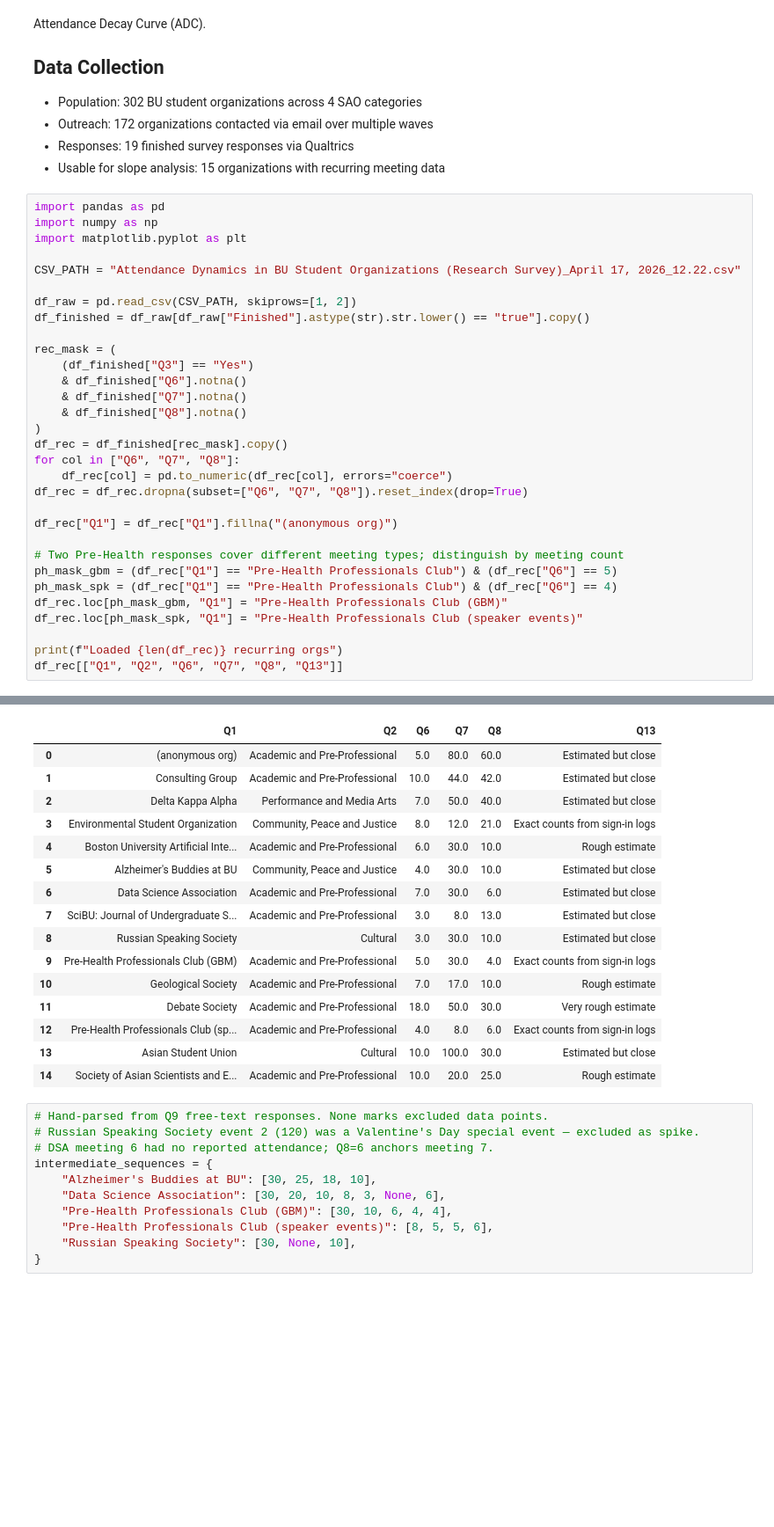
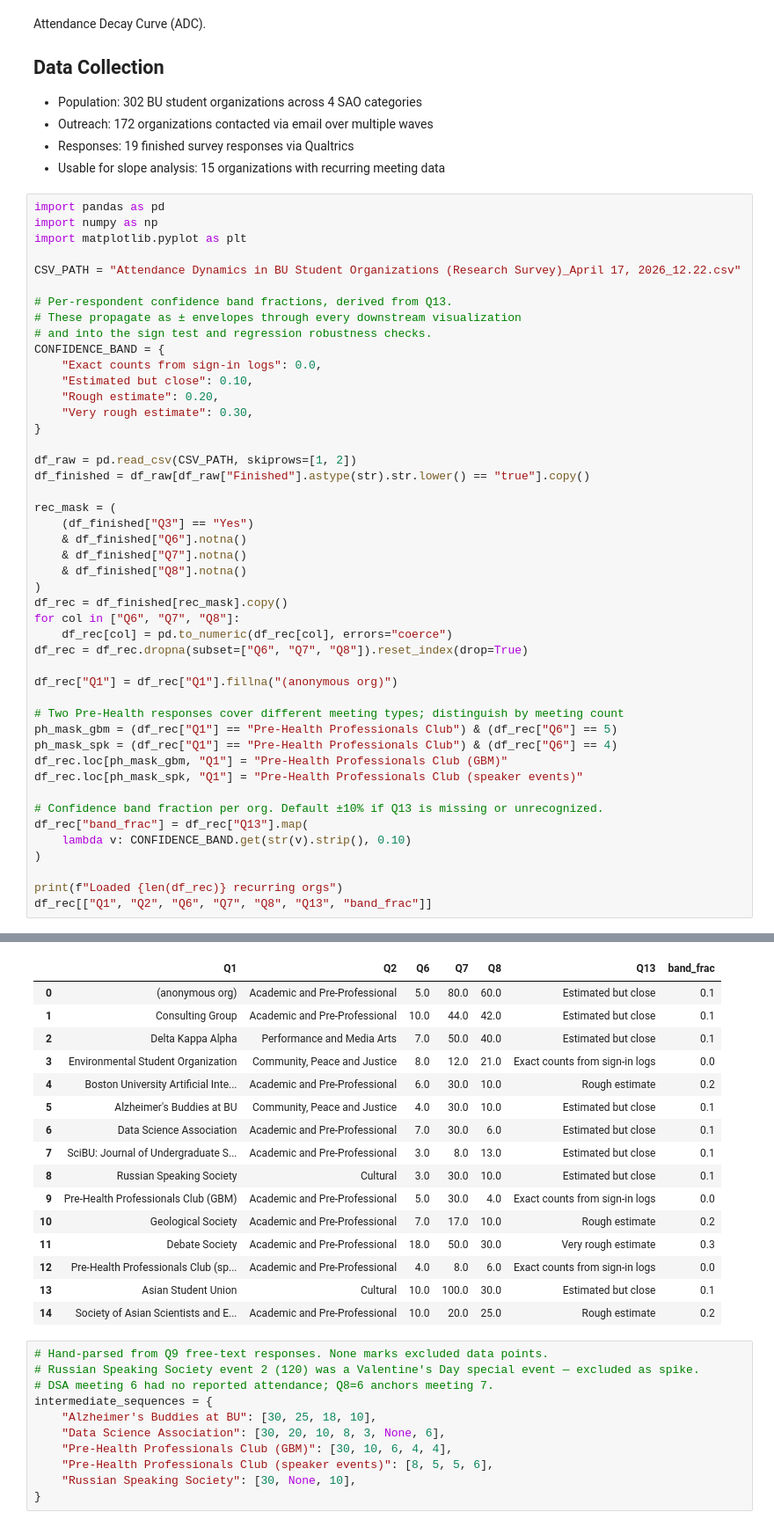
Before and after one commit to isun3071/attendance-decay-curve, a Jupyter notebook: adc.ipynb, the cells around one changed output, grey strips where cells are left out. Shown at 88% size. Drawn from its saved outputs; the diff is of its cells as text; blank space fills up the shorter version.

```diff
--- a/adc.ipynb
+++ b/adc.ipynb
@@ -18,50 +18,65 @@ import pandas as pd
 import numpy as np
 import matplotlib.pyplot as plt
 
 CSV_PATH = "Attendance Dynamics in BU Student Organizations (Research Survey)_April 17, 2026_12.22.csv"
+
+# Per-respondent confidence band fractions, derived from Q13.
+# These propagate as ± envelopes through every downstream visualization
+# and into the sign test and regression robustness checks.
+CONFIDENCE_BAND = {
+    "Exact counts from sign-in logs": 0.0,
+    "Estimated but close": 0.10,
+    "Rough estimate": 0.20,
+    "Very rough estimate": 0.30,
+}
 
 df_raw = pd.read_csv(CSV_PATH, skiprows=[1, 2])
 df_finished = df_raw[df_raw["Finished"].astype(str).str.lower() == "true"].copy()
 
 rec_mask = (
     (df_finished["Q3"] == "Yes")
     & df_finished["Q6"].notna()
     & df_finished["Q7"].notna()
     & df_finished["Q8"].notna()
 )
 df_rec = df_finished[rec_mask].copy()
 for col in ["Q6", "Q7", "Q8"]:
     df_rec[col] = pd.to_numeric(df_rec[col], errors="coerce")
 df_rec = df_rec.dropna(subset=["Q6", "Q7", "Q8"]).reset_index(drop=True)
 
 df_rec["Q1"] = df_rec["Q1"].fillna("(anonymous org)")
 
 # Two Pre-Health responses cover different meeting types; distinguish by meeting count
 ph_mask_gbm = (df_rec["Q1"] == "Pre-Health Professionals Club") & (df_rec["Q6"] == 5)
 ph_mask_spk = (df_rec["Q1"] == "Pre-Health Professionals Club") & (df_rec["Q6"] == 4)
 df_rec.loc[ph_mask_gbm, "Q1"] = "Pre-Health Professionals Club (GBM)"
 df_rec.loc[ph_mask_spk, "Q1"] = "Pre-Health Professionals Club (speaker events)"
 
+# Confidence band fraction per org. Default ±10% if Q13 is missing or unrecognized.
+df_rec["band_frac"] = df_rec["Q13"].map(
+    lambda v: CONFIDENCE_BAND.get(str(v).strip(), 0.10)
+)
+
 print(f"Loaded {len(df_rec)} recurring orgs")
-df_rec[["Q1", "Q2", "Q6", "Q7", "Q8", "Q13"]]
+df_rec[["Q1", "Q2", "Q6", "Q7", "Q8", "Q13", "band_frac"]]
 # %% [output]
 Loaded 15 recurring orgs
-|  | Q1 | Q2 | Q6 | Q7 | Q8 | Q13 |
-| 0 | (anonymous org) | Academic and Pre-Professional | 5.0 | 80.0 | 60.0 | Estimated but close |
-| 1 | Consulting Group | Academic and Pre-Professional | 10.0 | 44.0 | 42.0 | Estimated but close |
-| 2 | Delta Kappa Alpha | Performance and Media Arts | 7.0 | 50.0 | 40.0 | Estimated but close |
-| 3 | Environmental Student Organization | Community, Peace and Justice | 8.0 | 12.0 | 21.0 | Exact counts from sign-in logs |
-| 4 | Boston University Artificial Inte... | Academic and Pre-Professional | 6.0 | 30.0 | 10.0 | Rough estimate |
-| 5 | Alzheimer's Buddies at BU | Community, Peace and Justice | 4.0 | 30.0 | 10.0 | Estimated but close |
-| 6 | Data Science Association | Academic and Pre-Professional | 7.0 | 30.0 | 6.0 | Estimated but close |
-| 7 | SciBU: Journal of Undergraduate S... | Academic and Pre-Professional | 3.0 | 8.0 | 13.0 | Estimated but close |
-| 8 | Russian Speaking Society | Cultural | 3.0 | 30.0 | 10.0 | Estimated but close |
-| 9 | Pre-Health Professionals Club (GBM) | Academic and Pre-Professional | 5.0 | 30.0 | 4.0 | Exact counts from sign-in logs |
-| 10 | Geological Society | Academic and Pre-Professional | 7.0 | 17.0 | 10.0 | Rough estimate |
-| 11 | Debate Society | Academic and Pre-Professional | 18.0 | 50.0 | 30.0 | Very rough estimate |
-| 12 | Pre-Health Professionals Club (sp... | Academic and Pre-Professional | 4.0 | 8.0 | 6.0 | Exact counts from sign-in logs |
-| 13 | Asian Student Union | Cultural | 10.0 | 100.0 | 30.0 | Estimated but close |
-| 14 | Society of Asian Scientists and E... | Academic and Pre-Professional | 10.0 | 20.0 | 25.0 | Rough estimate |
+|  | Q1 | Q2 | Q6 | Q7 | Q8 | Q13 | band_frac |
+| 0 | (anonymous org) | Academic and Pre-Professional | 5.0 | 80.0 | 60.0 | Estimated but close | 0.1 |
+| 1 | Consulting Group | Academic and Pre-Professional | 10.0 | 44.0 | 42.0 | Estimated but close | 0.1 |
+| 2 | Delta Kappa Alpha | Performance and Media Arts | 7.0 | 50.0 | 40.0 | Estimated but close | 0.1 |
+| 3 | Environmental Student Organization | Community, Peace and Justice | 8.0 | 12.0 | 21.0 | Exact counts from sign-in logs | 0.0 |
+| 4 | Boston University Artificial Inte... | Academic and Pre-Professional | 6.0 | 30.0 | 10.0 | Rough estimate | 0.2 |
+| 5 | Alzheimer's Buddies at BU | Community, Peace and Justice | 4.0 | 30.0 | 10.0 | Estimated but close | 0.1 |
+| 6 | Data Science Association | Academic and Pre-Professional | 7.0 | 30.0 | 6.0 | Estimated but close | 0.1 |
+| 7 | SciBU: Journal of Undergraduate S... | Academic and Pre-Professional | 3.0 | 8.0 | 13.0 | Estimated but close | 0.1 |
+| 8 | Russian Speaking Society | Cultural | 3.0 | 30.0 | 10.0 | Estimated but close | 0.1 |
+| 9 | Pre-Health Professionals Club (GBM) | Academic and Pre-Professional | 5.0 | 30.0 | 4.0 | Exact counts from sign-in logs | 0.0 |
+| 10 | Geological Society | Academic and Pre-Professional | 7.0 | 17.0 | 10.0 | Rough estimate | 0.2 |
+| 11 | Debate Society | Academic and Pre-Professional | 18.0 | 50.0 | 30.0 | Very rough estimate | 0.3 |
+| 12 | Pre-Health Professionals Club (sp... | Academic and Pre-Professional | 4.0 | 8.0 | 6.0 | Exact counts from sign-in logs | 0.0 |
+| 13 | Asian Student Union | Cultural | 10.0 | 100.0 | 30.0 | Estimated but close | 0.1 |
+| 14 | Society of Asian Scientists and E... | Academic and Pre-Professional | 10.0 | 20.0 | 25.0 | Rough estimate | 0.2 |
 # %%
 # Hand-parsed from Q9 free-text responses. None marks excluded data points.
 # Russian Speaking Society event 2 (120) was a Valentine's Day special event — excluded as spike.
```
Also changed, not shown: parts of 17 cells of this notebook, 1 other file.
